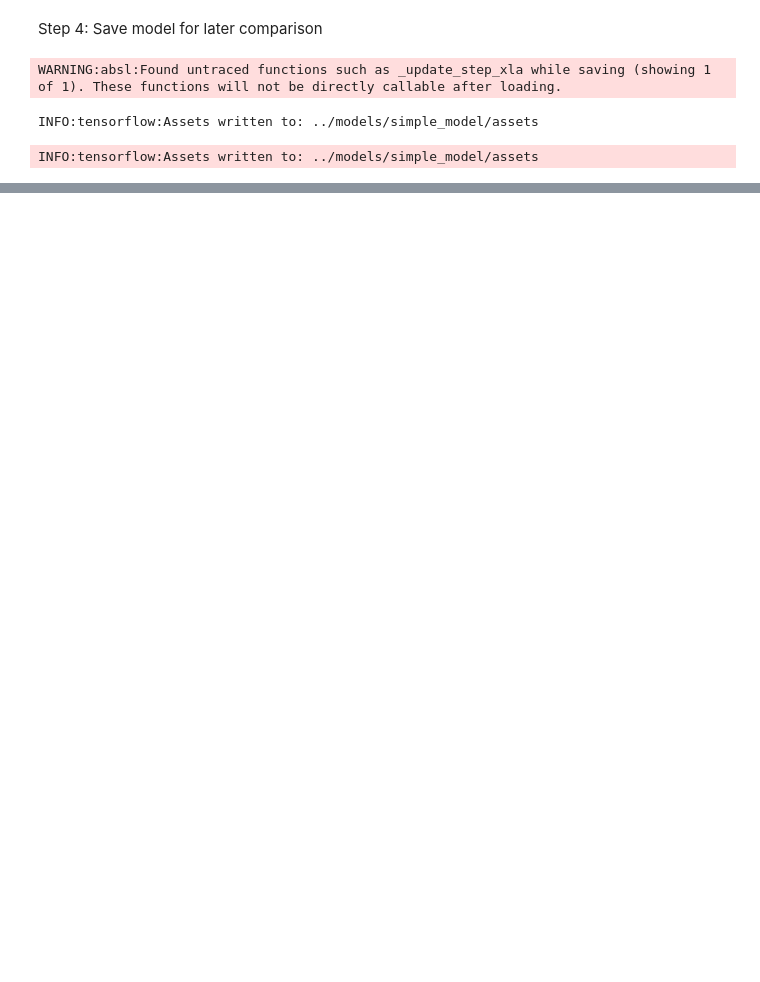
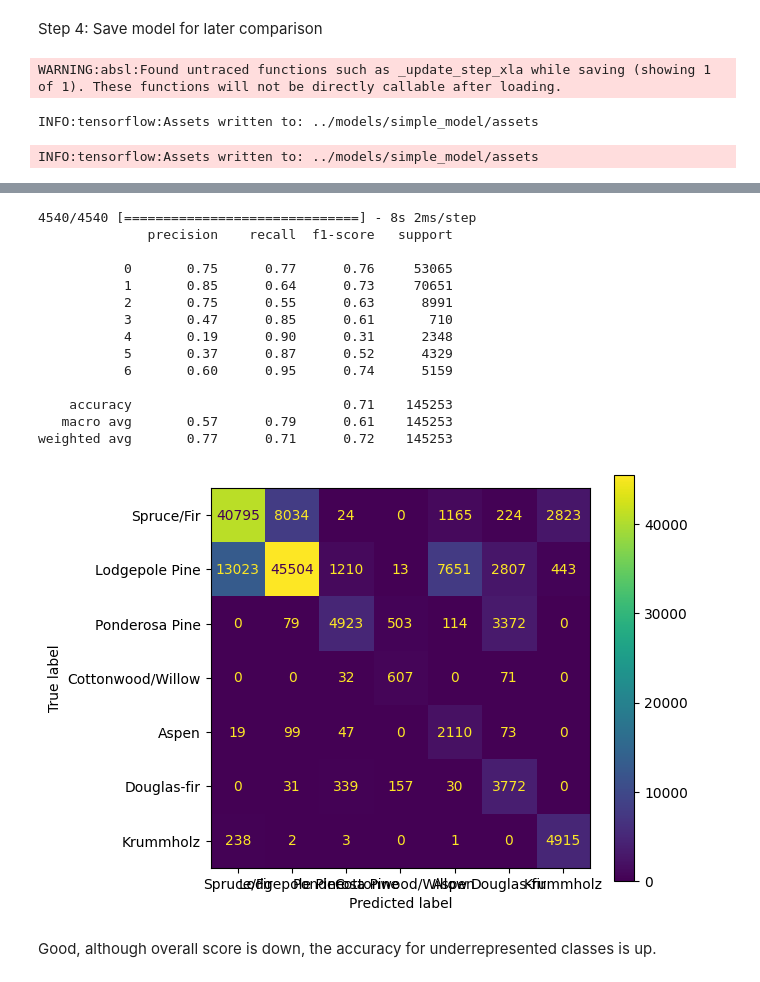
Before and after one commit to L-Koen/tensorflow_practice, a Jupyter notebook: CoverType-classification.ipynb, the cells around one changed output, grey strips where cells are left out. Drawn from its saved outputs; the diff is of its cells as text; code cells hidden in the pictures; blank space fills up the shorter version.

```diff
--- a/CoverType-classification.ipynb
+++ b/CoverType-classification.ipynb
@@ -204,0 +265,21 @@ INFO:tensorflow:Assets written to: ../models/simple_model/assets
+# %%
+train_weights = 1/(np.sum(y_train, axis = 0)/np.sum(y_train))
+class_weights = {}
+for i in range(y_train.shape[1]):
+    class_weights[i] = train_weights[i]
+# %%
+# Building a simple sequential model
+simple_model2 = Sequential()
+#add the input layer with a shape based on the Features
+simple_model2.add(layers.InputLayer(input_shape=(x_train.shape[1],)))
+#add 2 hidden layers
+simple_model2.add(layers.Dense(28, activation='relu'))
+simple_model2.add(layers.Dense(14, activation='relu'))
+#add an output layer
+simple_model2.add(layers.Dense(7, activation='softmax'))
+# define optimizer and learning rate
+learning_rate2 = 0.002
+opt2 = tf.keras.optimizers.Adam(learning_rate = learning_rate2)
+#compile the model, sparse categocical cross entropy, adam optimizer, simple accuracy metrics
+simple_model2.compile(loss='categorical_crossentropy', optimizer=opt2, metrics = ["Precision", "Recall"])
+print(simple_model2.summary())
@@ -204,0 +303,2 @@ INFO:tensorflow:Assets written to: ../models/simple_model/assets
+# %%
+history2 = simple_model2.fit(x_train, y_train, epochs=5, batch_size= 100, verbose=1, validation_split = 0.2, class_weight = class_weights)
@@ -204,0 +316,28 @@ INFO:tensorflow:Assets written to: ../models/simple_model/assets
+# %%
+# Calculate some simple metrics and the confusion Matrix
+y_pred2 = simple_model2.predict(x_test)
+y_pred2 = np.argmax(y_pred2, axis = 1)
+print(classification_report(np.argmax(y_test, axis = 1), y_pred2))
+cm2 = confusion_matrix(np.argmax(y_test, axis = 1), y_pred2)
+disp = ConfusionMatrixDisplay(confusion_matrix=cm2, display_labels = list(labels.values()))
+disp.plot()
+plt.tight_layout()
+plt.show()
+# %% [output]
+4540/4540 [==============================] - 8s 2ms/step
+              precision    recall  f1-score   support
+
+           0       0.75      0.77      0.76     53065
+           1       0.85      0.64      0.73     70651
+           2       0.75      0.55      0.63      8991
+           3       0.47      0.85      0.61       710
+           4       0.19      0.90      0.31      2348
+           5       0.37      0.87      0.52      4329
+           6       0.60      0.95      0.74      5159
+
+    accuracy                           0.71    145253
+   macro avg       0.57      0.79      0.61    145253
+weighted avg       0.77      0.71      0.72    145253
+[figure, added]
+# %% [markdown]
+Good, although overall score is down, the accuracy for underrepresented classes is up.
```
Also changed, not shown: parts of 14 cells of this notebook.
